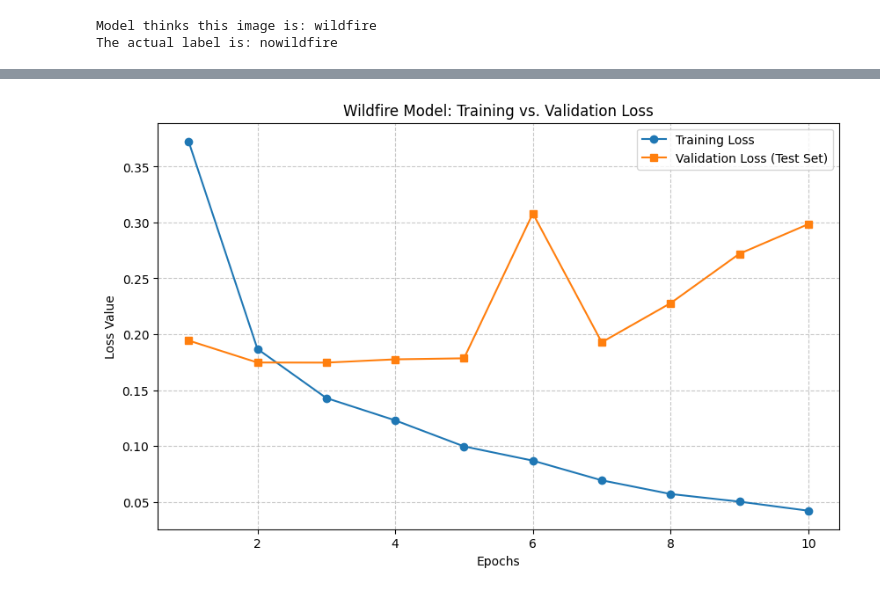
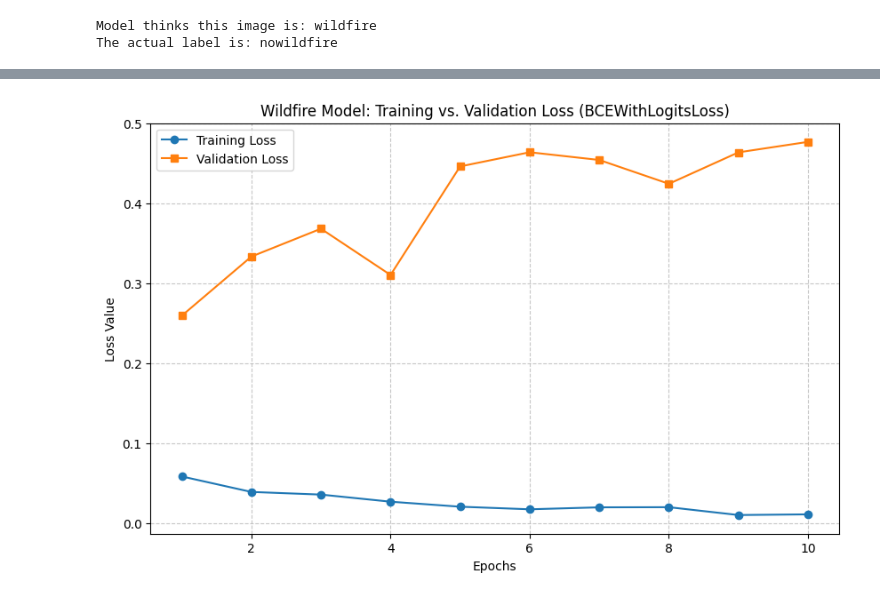
Before and after one commit to isaactabor21/ds6050-final-project, a Jupyter notebook: wildfires.ipynb, the cells around one changed output, grey strips where cells are left out. Saved outputs shown, nothing was run; the diff lists cells and outputs as text; code cells hidden in the pictures.

Commit message:
Reran using the correct loss function

```diff
--- a/wildfires.ipynb
+++ b/wildfires.ipynb
@@ -347,18 +347,24 @@ Model thinks this image is: wildfire
 The actual label is: nowildfire
 # %%
 import torch.optim as optim
+import torch.nn.functional as F
 
-# 1. Setup Device, Loss Function, and Optimizer
+# 1. Setup Device
 device = torch.device('cuda' if torch.cuda.is_available() else 'cpu')
 model.to(device)
 
-criterion = nn.CrossEntropyLoss() # Used for multi-class/binary classification
+# 2. Setup BCEWithLogitsLoss with pos_weight
+# Adjust these numbers! [Weight for No-Wildfire, Weight for Wildfire]
+# Setting the second number higher makes the model prioritize catching wildfires.
+weights = torch.tensor([1.0, 2.0]).to(device)
+criterion = nn.BCEWithLogitsLoss(pos_weight=weights)
+
 optimizer = optim.Adam(model.parameters(), lr=0.001)
 
-# 2. Prepare lists to store performance metrics
+# 3. Prepare lists to store performance metrics
 train_losses = []
 val_losses = []
-num_epochs = 10 # Feel free to increase this if the model is still learning
+num_epochs = 10
 
 for epoch in range(num_epochs):
     # --- TRAINING PHASE ---
@@ -368,9 +374,11 @@ for epoch in range(num_epochs):
     for images, labels in train_loader:
         images, labels = images.to(device), labels.to(device)
 
+        labels_float = F.one_hot(labels, num_classes=2).float()
+
         optimizer.zero_grad()
         outputs = model(images)
-        loss = criterion(outputs, labels)
+        loss = criterion(outputs, labels_float)
 
         loss.backward()
         optimizer.step()
@@ -384,15 +392,17 @@ for epoch in range(num_epochs):
     model.eval()
     running_val_loss = 0.0
     with torch.no_grad():
-        # We are using your test_loader here since val_loader wasn't defined
-        for images, labels in test_loader:
+        for images, labels in val_loader: # Switched to val_loader
             images, labels = images.to(device), labels.to(device)
 
+            # Format labels for validation loss calculation
+            labels_float = F.one_hot(labels, num_classes=2).float()
+
             outputs = model(images)
-            v_loss = criterion(outputs, labels)
+            v_loss = criterion(outputs, labels_float)
             running_val_loss += v_loss.item()
 
-    avg_val_loss = running_val_loss / len(test_loader)
+    avg_val_loss = running_val_loss / len(val_loader)
     val_losses.append(avg_val_loss)
 
     print(f"Epoch [{epoch+1}/{num_epochs}] - Train Loss: {avg_train_loss:.4f}, Val Loss: {avg_val_loss:.4f}")
@@ -410,19 +420,19 @@ Epoch [10/10] - Train Loss: 0.0420, Val Loss: 0.2985
 # %%
 import matplotlib.pyplot as plt
 
 # Create the loss graph
 plt.figure(figsize=(10, 6))
 plt.plot(range(1, num_epochs + 1), train_losses, label='Training Loss', marker='o')
-plt.plot(range(1, num_epochs + 1), val_losses, label='Validation Loss (Test Set)', marker='s')
+plt.plot(range(1, num_epochs + 1), val_losses, label='Validation Loss', marker='s')
 
 # Add labels and styling
-plt.title('Wildfire Model: Training vs. Validation Loss')
+plt.title('Wildfire Model: Training vs. Validation Loss (BCEWithLogitsLoss)')
 plt.xlabel('Epochs')
 plt.ylabel('Loss Value')
 plt.legend()
 plt.grid(True, linestyle='--', alpha=0.7)
 
 # Show the plot
 plt.show()
 # %% [output]
-[figure, old version]
+[figure, new version]
```
Also changed, not shown: parts of 1 cell of this notebook.
